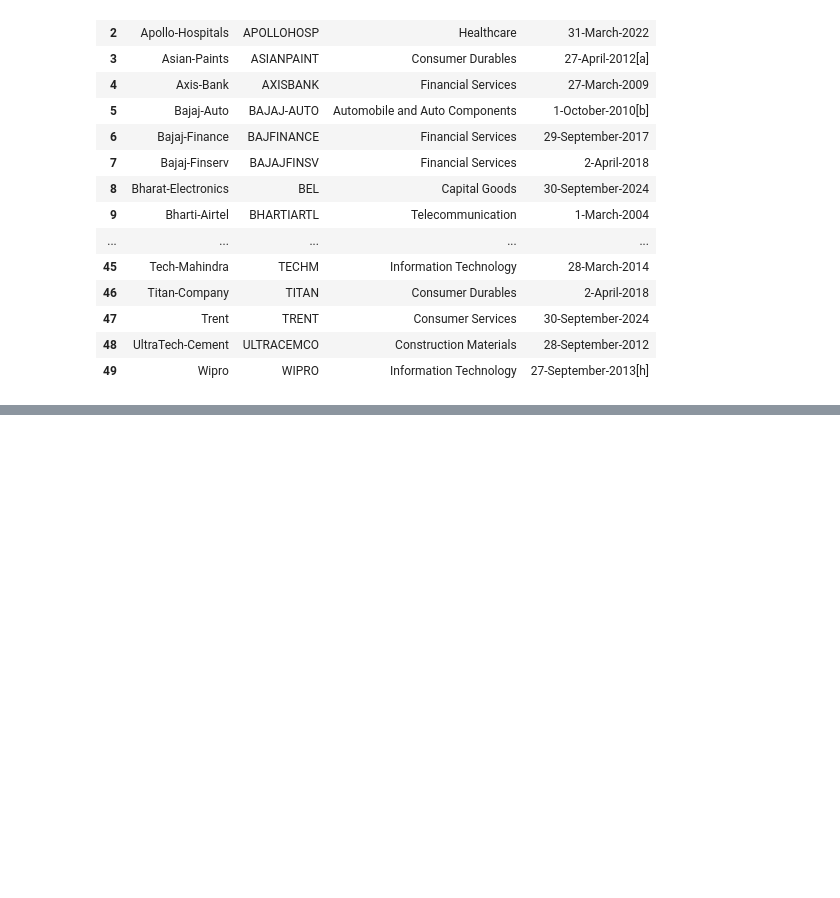
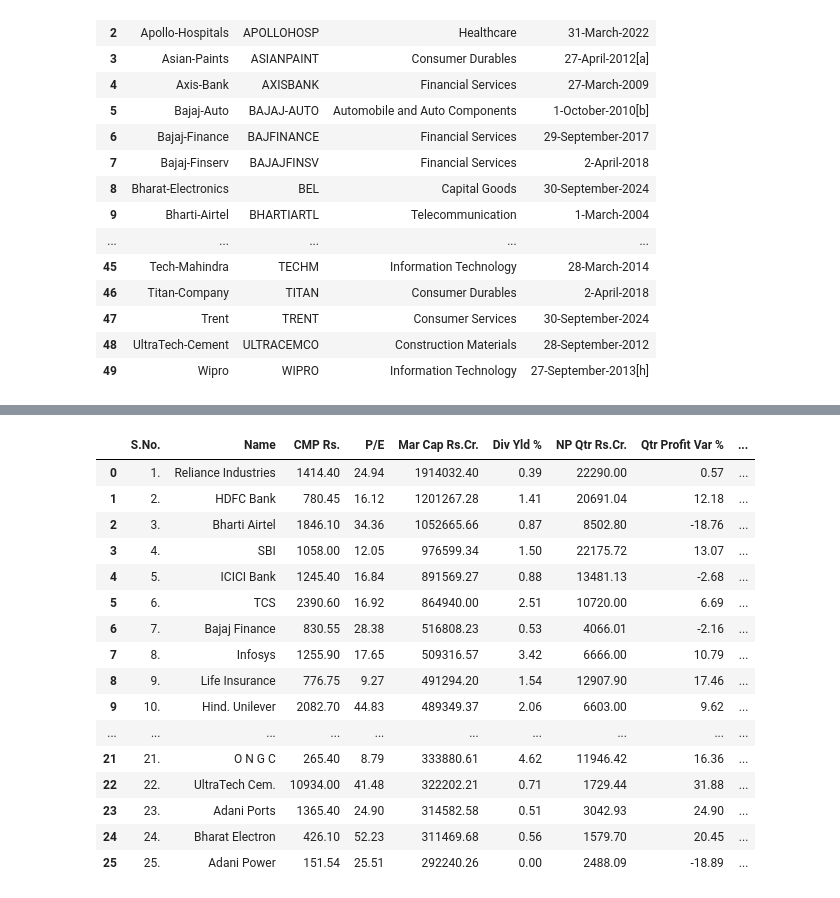
Before and after one commit to sunilsala88/batch36, a Jupyter notebook: 11_pandas/pandas5_str.ipynb, the cells around one changed output, grey strips where cells are left out. Drawn from its saved outputs; the diff is of its cells as text; code cells hidden in the pictures; blank space fills up the shorter version.

```diff
--- a/11_pandas/pandas5_str.ipynb
+++ b/11_pandas/pandas5_str.ipynb
@@ -111,0 +189,33 @@ df
+# %%
+from io import StringIO
+import ssl
+import urllib.request
+import certifi
+
+url = 'https://www.screener.in/screens/281185/nifty-50/'
+ssl_context = ssl.create_default_context(cafile=certifi.where())
+
+with urllib.request.urlopen(url, context=ssl_context) as response:
+    html = response.read().decode('utf-8')
+
+df9 = pd.read_html(StringIO(html))
+df=df9[0]
+df
+# %% [output]
+|  | S.No. | Name | CMP Rs. | P/E | Mar Cap Rs.Cr. | Div Yld % | NP Qtr Rs.Cr. | Qtr Profit Var % | ... |
+| 0 | 1. | Reliance Industries | 1414.40 | 24.94 | 1914032.40 | 0.39 | 22290.00 | 0.57 | ... |
+| 1 | 2. | HDFC Bank | 780.45 | 16.12 | 1201267.28 | 1.41 | 20691.04 | 12.18 | ... |
+| 2 | 3. | Bharti Airtel | 1846.10 | 34.36 | 1052665.66 | 0.87 | 8502.80 | -18.76 | ... |
+| 3 | 4. | SBI | 1058.00 | 12.05 | 976599.34 | 1.50 | 22175.72 | 13.07 | ... |
+| 4 | 5. | ICICI Bank | 1245.40 | 16.84 | 891569.27 | 0.88 | 13481.13 | -2.68 | ... |
+| 5 | 6. | TCS | 2390.60 | 16.92 | 864940.00 | 2.51 | 10720.00 | 6.69 | ... |
+| 6 | 7. | Bajaj Finance | 830.55 | 28.38 | 516808.23 | 0.53 | 4066.01 | -2.16 | ... |
+| 7 | 8. | Infosys | 1255.90 | 17.65 | 509316.57 | 3.42 | 6666.00 | 10.79 | ... |
+| 8 | 9. | Life Insurance | 776.75 | 9.27 | 491294.20 | 1.54 | 12907.90 | 17.46 | ... |
+| 9 | 10. | Hind. Unilever | 2082.70 | 44.83 | 489349.37 | 2.06 | 6603.00 | 9.62 | ... |
+| ... | ... | ... | ... | ... | ... | ... | ... | ... | ... |
+| 21 | 21. | O N G C | 265.40 | 8.79 | 333880.61 | 4.62 | 11946.42 | 16.36 | ... |
+| 22 | 22. | UltraTech Cem. | 10934.00 | 41.48 | 322202.21 | 0.71 | 1729.44 | 31.88 | ... |
+| 23 | 23. | Adani Ports | 1365.40 | 24.90 | 314582.58 | 0.51 | 3042.93 | 24.90 | ... |
+| 24 | 24. | Bharat Electron | 426.10 | 52.23 | 311469.68 | 0.56 | 1579.70 | 20.45 | ... |
+| 25 | 25. | Adani Power | 151.54 | 25.51 | 292240.26 | 0.00 | 2488.09 | -18.89 | ... |
```
Also changed, not shown: parts of 10 cells of this notebook.
